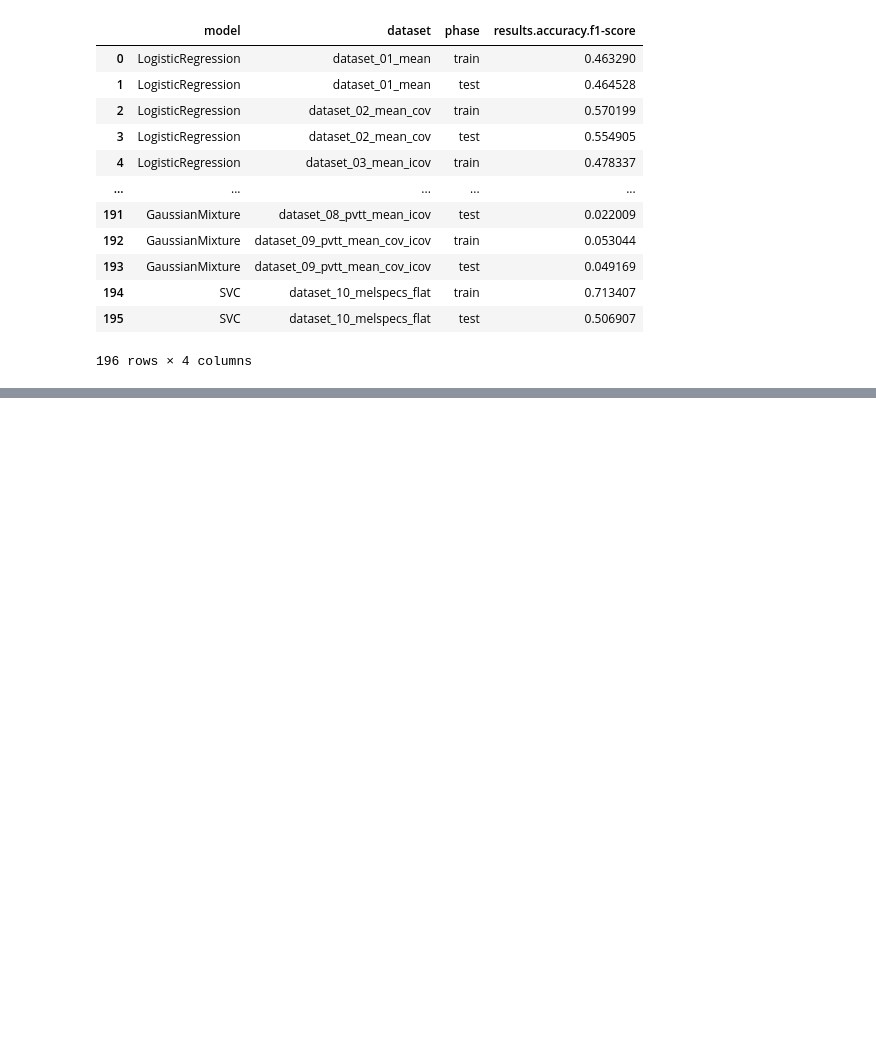
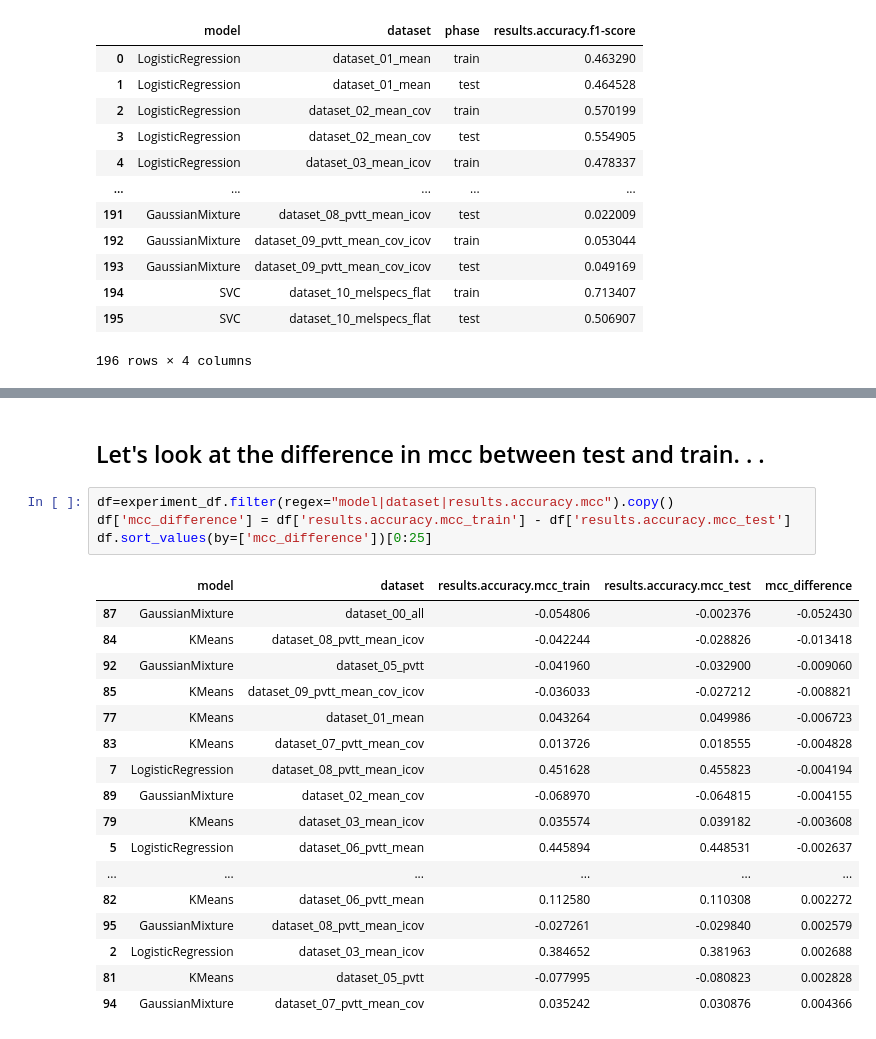
Before and after one commit to RERobbins/mids_w207_music_genre, a Jupyter notebook: member_workspaces/rich/models/results.ipynb, the cells around one changed output, grey strips where cells are left out. Drawn from its saved outputs; the diff is of its cells as text; blank space fills up the shorter version.

```diff
--- a/member_workspaces/rich/models/results.ipynb
+++ b/member_workspaces/rich/models/results.ipynb
@@ -112,0 +187,24 @@ Name: 64, Length: 65, dtype: object
+# %% [markdown]
+## Let's look at the difference in mcc between test and train. . .
+# %%
+df=experiment_df.filter(regex="model|dataset|results.accuracy.mcc").copy()
+df['mcc_difference'] = df['results.accuracy.mcc_train'] - df['results.accuracy.mcc_test']
+df.sort_values(by=['mcc_difference'])[0:25]
+# %% [output]
+|  | model | dataset | results.accuracy.mcc_train | results.accuracy.mcc_test | mcc_difference |
+| 87 | GaussianMixture | dataset_00_all | -0.054806 | -0.002376 | -0.052430 |
+| 84 | KMeans | dataset_08_pvtt_mean_icov | -0.042244 | -0.028826 | -0.013418 |
+| 92 | GaussianMixture | dataset_05_pvtt | -0.041960 | -0.032900 | -0.009060 |
+| 85 | KMeans | dataset_09_pvtt_mean_cov_icov | -0.036033 | -0.027212 | -0.008821 |
+| 77 | KMeans | dataset_01_mean | 0.043264 | 0.049986 | -0.006723 |
+| 83 | KMeans | dataset_07_pvtt_mean_cov | 0.013726 | 0.018555 | -0.004828 |
+| 7 | LogisticRegression | dataset_08_pvtt_mean_icov | 0.451628 | 0.455823 | -0.004194 |
+| 89 | GaussianMixture | dataset_02_mean_cov | -0.068970 | -0.064815 | -0.004155 |
+| 79 | KMeans | dataset_03_mean_icov | 0.035574 | 0.039182 | -0.003608 |
+| 5 | LogisticRegression | dataset_06_pvtt_mean | 0.445894 | 0.448531 | -0.002637 |
+| ... | ... | ... | ... | ... | ... |
+| 82 | KMeans | dataset_06_pvtt_mean | 0.112580 | 0.110308 | 0.002272 |
+| 95 | GaussianMixture | dataset_08_pvtt_mean_icov | -0.027261 | -0.029840 | 0.002579 |
+| 2 | LogisticRegression | dataset_03_mean_icov | 0.384652 | 0.381963 | 0.002688 |
+| 81 | KMeans | dataset_05_pvtt | -0.077995 | -0.080823 | 0.002828 |
+| 94 | GaussianMixture | dataset_07_pvtt_mean_cov | 0.035242 | 0.030876 | 0.004366 |
```
Also changed, not shown: parts of 13 cells of this notebook.
